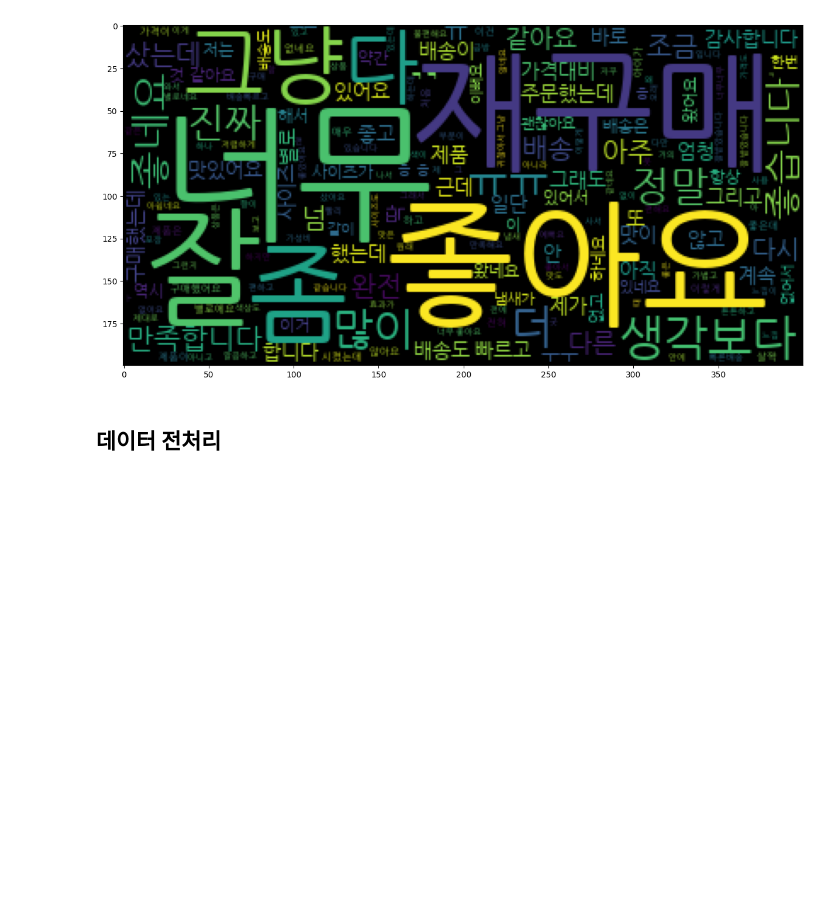
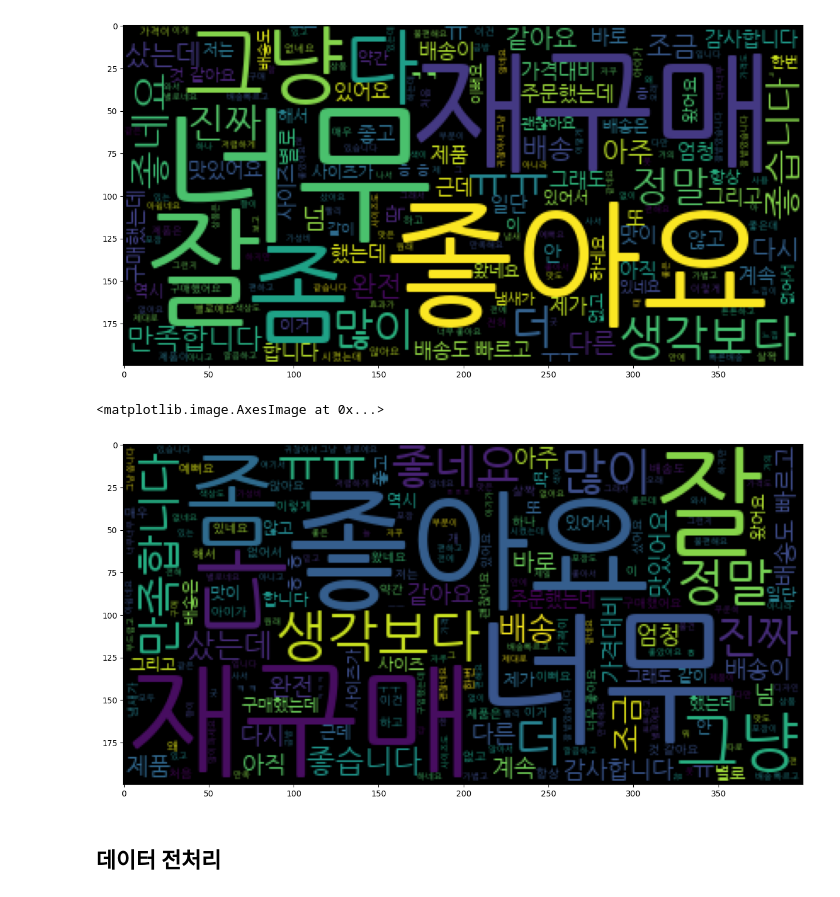
Before and after one commit to SPAI-Lab/GenerativeAI_Study, a Jupyter notebook: week7/쇼핑몰리뷰평점예측.ipynb, the cells around one changed output. Cells and saved outputs as stored; diff of their text form; code cells hidden in the pictures; blank space fills up the shorter version.

```diff
--- a/week7/쇼핑몰리뷰평점예측.ipynb
+++ b/week7/쇼핑몰리뷰평점예측.ipynb
@@ -133,6 +162,7 @@ Name: target, dtype: int64
 ## 워드클라우드
 # %%
 train_reviews = [review for review in train['reviews'] if type(review) is str]
+test_reviews = [review for review in test['reviews'] if type(review) is str]
 # %%
 train_reviews[:10]
 # %% [output]
@@ -154,6 +197,14 @@ plt.imshow(wordcloud)
 # %% [output]
 <matplotlib.image.AxesImage at 0x...>
 [figure]
+# %%
+wordcloud_test = wordcloud.WordCloud(font_path=font_path).generate(' '.join(test_reviews))
+# %%
+plt.figure(figsize=(15,12))
+plt.imshow(wordcloud_test)
+# %% [output]
+<matplotlib.image.AxesImage at 0x...>
+[figure, added]
 # %% [markdown]
 ## 데이터 전처리
 # %%
```
Also changed, not shown: parts of 42 cells of this notebook, 4 other files.
